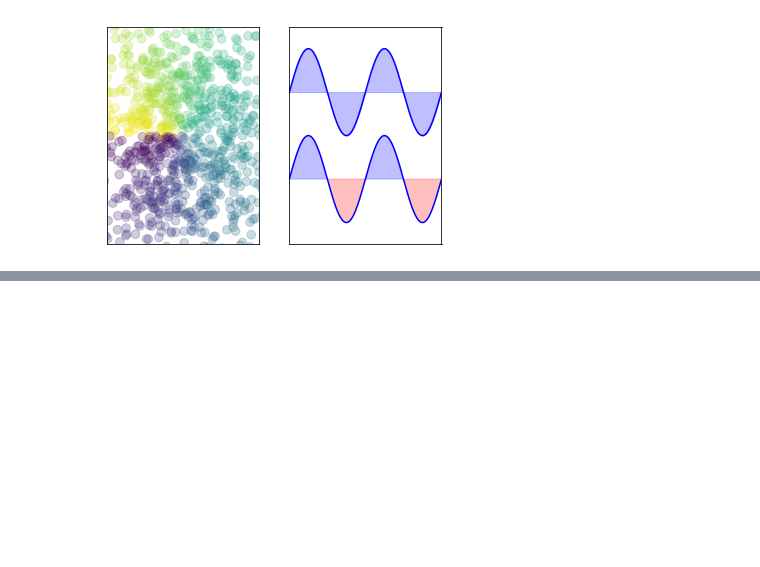
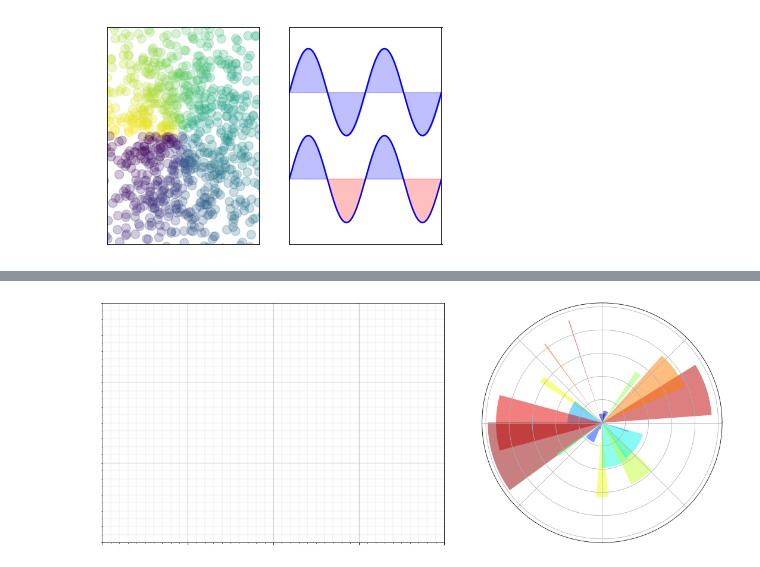
Before and after one commit to sundayliu/machinelearning, a Jupyter notebook: scikit/ch02_05.ipynb, the cells around one changed output, grey strips where cells are left out. Cells and saved outputs as stored; diff of their text form; code cells hidden in the pictures; blank space fills up the shorter version.

```diff
--- a/scikit/ch02_05.ipynb
+++ b/scikit/ch02_05.ipynb
@@ -87,0 +139,44 @@ TypeError: Input z must be at least a 2x2 array.
+# %%
+# 网格和极坐标
+%matplotlib inline
+import matplotlib.pyplot as plt
+import numpy as np
+
+def plt_grid():
+    ax = plt.subplot(1,2,1)
+
+    ax.set_xlim(0,4)
+    ax.set_ylim(0,3)
+
+    ax.xaxis.set_major_locator(plt.MultipleLocator(1.0))
+    ax.xaxis.set_minor_locator(plt.MultipleLocator(0.1))
+    ax.yaxis.set_major_locator(plt.MultipleLocator(1.0))
+    ax.yaxis.set_minor_locator(plt.MultipleLocator(0.1))
+
+    ax.grid(which='major',axis='x',linewidth=0.75,linestyle='-',color='0.75')
+    ax.grid(which='minor',axis='x',linewidth=0.25,linestyle='-',color='0.75')
+    ax.grid(which='major',axis='y',linewidth=0.75,linestyle='-',color='0.75')
+    ax.grid(which='minor',axis='y',linewidth=0.25,linestyle='-',color='0.75')
+
+    ax.set_xticklabels([])
+    ax.set_yticklabels([])
+def plt_polar():
+    ax = plt.subplot(1,2,2,polar=True)
+    N = 20
+    theta = np.arange(0.0, 2*np.pi, 2*np.pi/N)
+    radii = 10 * np.random.rand(N)
+    width = np.pi / 4 * np.random.rand(N)
+    bars = plt.bar(theta,radii,width=width,bottom=0.0)
+
+    for r,bar in zip(radii,bars):
+        bar.set_facecolor(plt.cm.jet(r/10.))
+        bar.set_alpha(0.5)
+    ax.set_xticklabels([])
+    ax.set_yticklabels([])
+plt.figure(figsize=(16,6))
+plt_grid()
+plt_polar()
+plt.tight_layout()
+plt.show()
+# %% [output]
+[figure, added]
```
Also changed, not shown: parts of 4 cells of this notebook, 5 other files.
